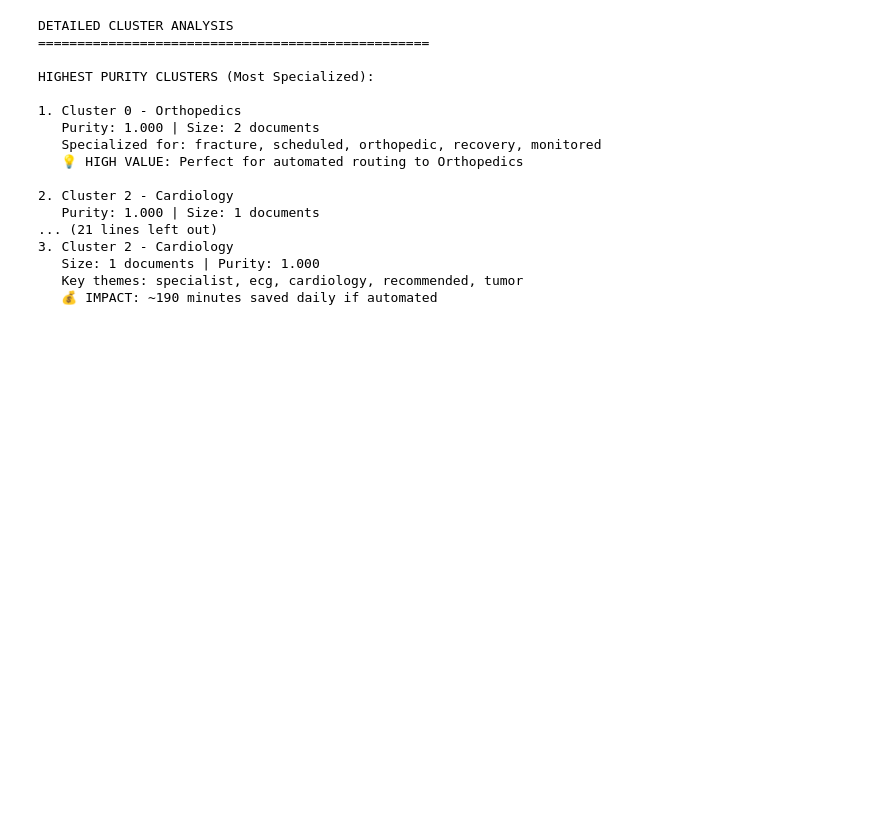
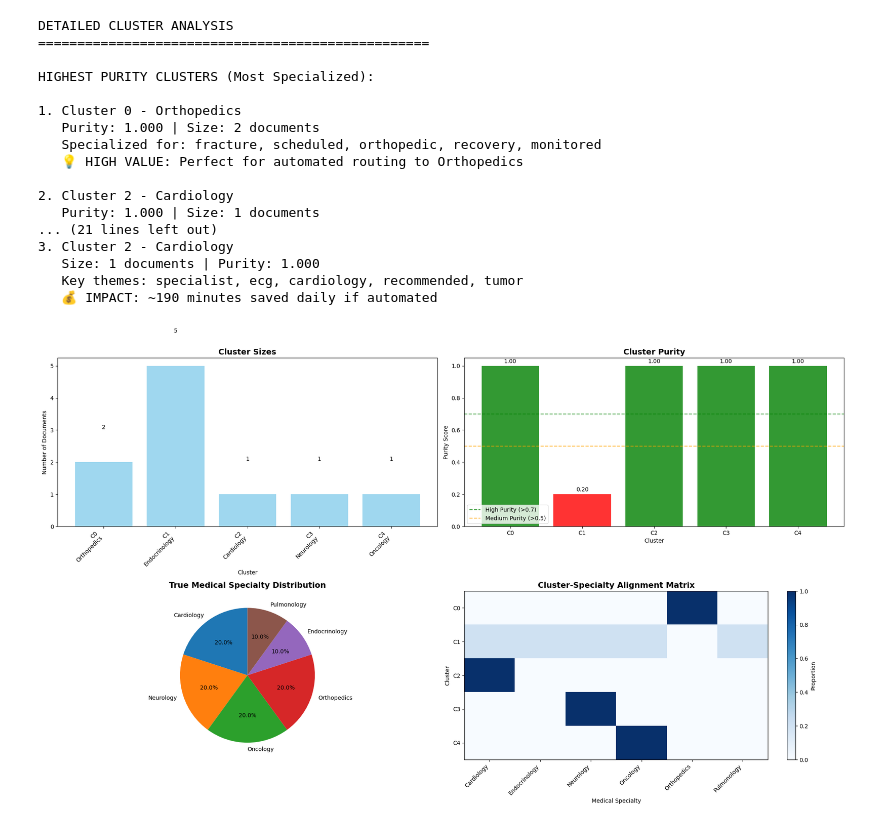
Before and after one commit to Forge25/MedArchive-Solutions-Classification-System, a Jupyter notebook: notebooks/3_clustering_analysis.ipynb, the cells around one changed output. Drawn from its saved outputs; the diff is of its cells as text; code cells hidden in the pictures; blank space fills up the shorter version.

Commit message:
Create a comprehensive cluster summary visualization

```diff
--- a/notebooks/3_clustering_analysis.ipynb
+++ b/notebooks/3_clustering_analysis.ipynb
@@ -565,3 +565,79 @@ HIGHEST PURITY CLUSTERS (Most Specialized):
    Size: 1 documents | Purity: 1.000
    Key themes: specialist, ecg, cardiology, recommended, tumor
    💰 IMPACT: ~190 minutes saved daily if automated
+# %%
+import matplotlib.pyplot as plt
+import numpy as np
+
+# Create a comprehensive cluster summary visualization
+fig, ((ax1, ax2), (ax3, ax4)) = plt.subplots(2, 2, figsize=(20, 12))
+
+# 1. Cluster sizes
+cluster_ids = list(cluster_characteristics.keys())
+cluster_sizes = [cluster_characteristics[i]['size'] for i in cluster_ids]
+cluster_labels_plot = [f"C{i}\n{cluster_characteristics[i]['dominant_specialty'][:15]}" for i in cluster_ids]
+
+bars1 = ax1.bar(range(len(cluster_ids)), cluster_sizes, color='skyblue', alpha=0.8)
+ax1.set_title('Cluster Sizes', fontsize=14, fontweight='bold')
+ax1.set_xlabel('Cluster')
+ax1.set_ylabel('Number of Documents')
+ax1.set_xticks(range(len(cluster_ids)))
+ax1.set_xticklabels(cluster_labels_plot, rotation=45, ha='right')
+
+# Add value labels
+for i, bar in enumerate(bars1):
+    height = bar.get_height()
+    ax1.text(bar.get_x() + bar.get_width()/2., height + 1,
+             f'{int(height)}', ha='center', va='bottom')
+
+# 2. Cluster purity
+cluster_purities = [cluster_characteristics[i]['purity'] for i in cluster_ids]
+colors = ['green' if p > 0.7 else 'orange' if p > 0.5 else 'red' for p in cluster_purities]
+
+bars2 = ax2.bar(range(len(cluster_ids)), cluster_purities, color=colors, alpha=0.8)
+ax2.set_title('Cluster Purity', fontsize=14, fontweight='bold')
+ax2.set_xlabel('Cluster')
+ax2.set_ylabel('Purity Score')
+ax2.set_xticks(range(len(cluster_ids)))
+ax2.set_xticklabels([f'C{i}' for i in cluster_ids])
+ax2.axhline(y=0.7, color='green', linestyle='--', alpha=0.7, label='High Purity (>0.7)')
+ax2.axhline(y=0.5, color='orange', linestyle='--', alpha=0.7, label='Medium Purity (>0.5)')
+ax2.legend()
+
+# Add value labels
+for i, bar in enumerate(bars2):
+    height = bar.get_height()
+    ax2.text(bar.get_x() + bar.get_width()/2., height + 0.01,
+             f'{height:.2f}', ha='center', va='bottom')
+
+# 3. Specialty distribution pie chart
+specialty_counts = y_all.value_counts()
+ax3.pie(specialty_counts.values, labels=specialty_counts.index, autopct='%1.1f%%',
+        startangle=90)
+ax3.set_title('True Medical Specialty Distribution', fontsize=14, fontweight='bold')
+
+# 4. Cluster vs Specialty alignment
+cluster_specialty_matrix = np.zeros((final_k, len(class_names)))
+for cluster_id in range(final_k):
+    cluster_mask = cluster_labels == cluster_id
+    cluster_specialties = y_all[cluster_mask]
+    for j, specialty in enumerate(class_names):
+        cluster_specialty_matrix[cluster_id, j] = (cluster_specialties == specialty).sum()
+
+# Normalize by cluster size
+cluster_specialty_matrix = cluster_specialty_matrix / cluster_specialty_matrix.sum(axis=1, keepdims=True)
+
+im = ax4.imshow(cluster_specialty_matrix, cmap='Blues', aspect='auto')
+ax4.set_title('Cluster-Specialty Alignment Matrix', fontsize=14, fontweight='bold')
+ax4.set_xlabel('Medical Specialty')
+ax4.set_ylabel('Cluster')
+ax4.set_xticks(range(len(class_names)))
+ax4.set_xticklabels(class_names, rotation=45, ha='right')
+ax4.set_yticks(range(final_k))
+ax4.set_yticklabels([f'C{i}' for i in range(final_k)])
+plt.colorbar(im, ax=ax4, label='Proportion')
+
+plt.tight_layout()
+plt.show()
+# %% [output]
+[figure, added]
```
